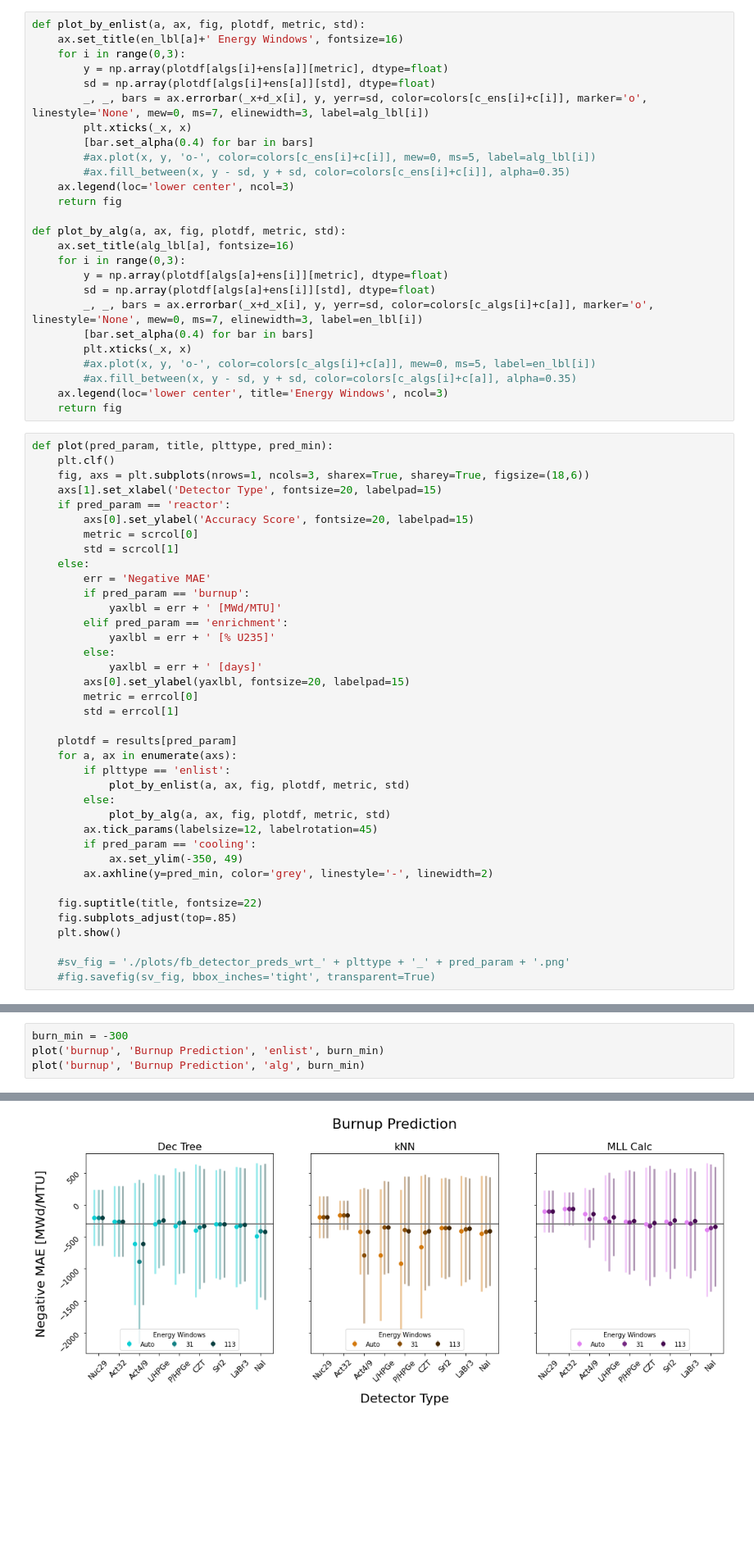
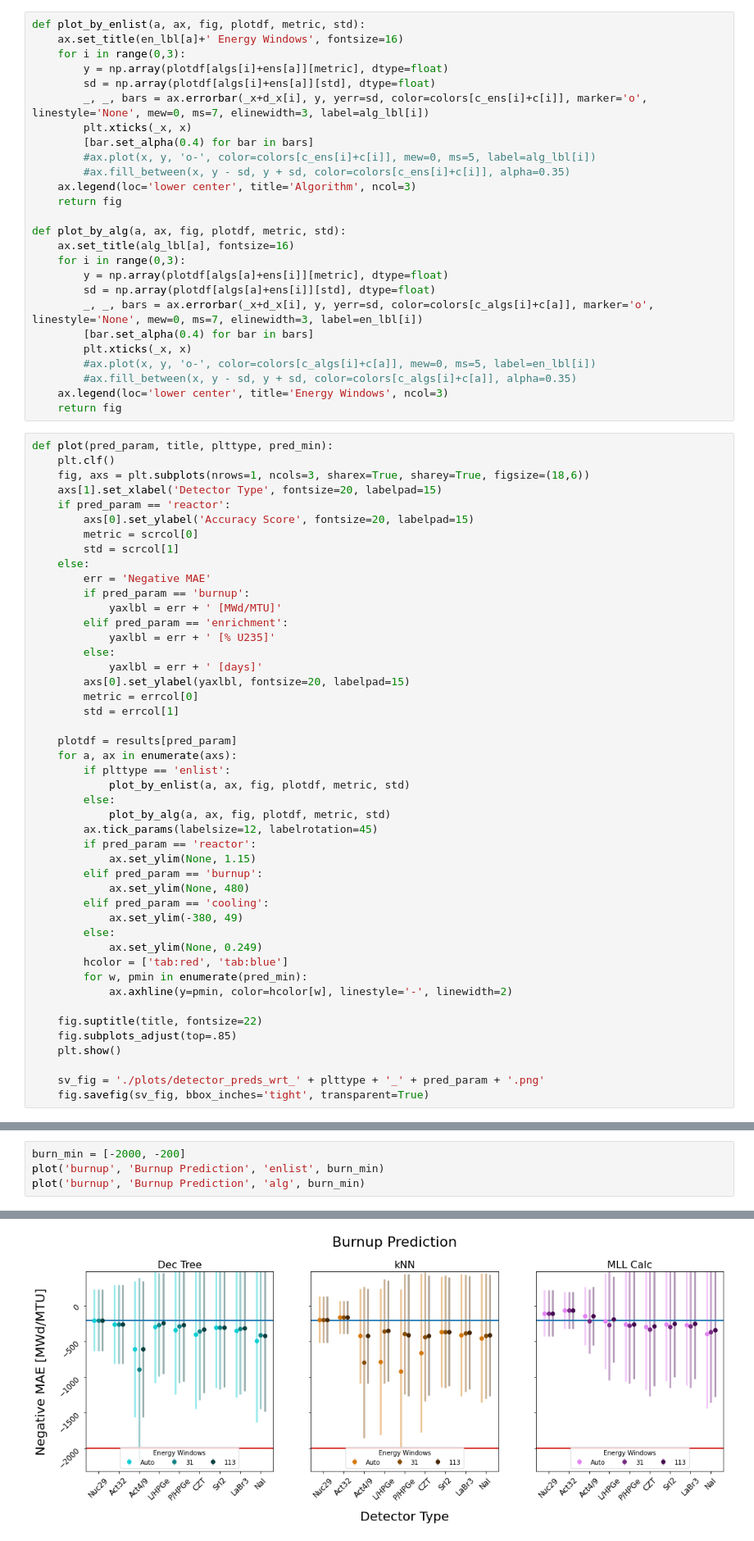
Before and after one commit to opotowsky/process_results, a Jupyter notebook: gamspec_mll_scikit_compare.ipynb, the cells around one changed output, grey strips where cells are left out. Shown at 82% size. Cells and saved outputs as stored; diff of their text form; blank space fills up the shorter version.

```diff
--- a/gamspec_mll_scikit_compare.ipynb
+++ b/gamspec_mll_scikit_compare.ipynb
@@ -107,7 +107,7 @@ def plot_by_enlist(a, ax, fig, plotdf, metric, std):
         [bar.set_alpha(0.4) for bar in bars]
         #ax.plot(x, y, 'o-', color=colors[c_ens[i]+c[i]], mew=0, ms=5, label=alg_lbl[i])
         #ax.fill_between(x, y - sd, y + sd, color=colors[c_ens[i]+c[i]], alpha=0.35)
-    ax.legend(loc='lower center', ncol=3)
+    ax.legend(loc='lower center', title='Algorithm', ncol=3)
     return fig
 
 def plot_by_alg(a, ax, fig, plotdf, metric, std):
@@ -150,14 +150,22 @@ def plot(pred_param, title, plttype, pred_min):
         else:
             plot_by_alg(a, ax, fig, plotdf, metric, std)
         ax.tick_params(labelsize=12, labelrotation=45)
-        if pred_param == 'cooling':
-            ax.set_ylim(-350, 49)
-        ax.axhline(y=pred_min, color='grey', linestyle='-', linewidth=2)
+        if pred_param == 'reactor':
+            ax.set_ylim(None, 1.15)
+        elif pred_param == 'burnup':
+            ax.set_ylim(None, 480)
+        elif pred_param == 'cooling':
+            ax.set_ylim(-380, 49)
+        else:
+            ax.set_ylim(None, 0.249)
+        hcolor = ['tab:red', 'tab:blue']
+        for w, pmin in enumerate(pred_min):
+            ax.axhline(y=pmin, color=hcolor[w], linestyle='-', linewidth=2)
 
     fig.suptitle(title, fontsize=22)
     fig.subplots_adjust(top=.85)
     plt.show()
 
-    #sv_fig = './plots/fb_detector_preds_wrt_' + plttype + '_' + pred_param + '.png'
-    #fig.savefig(sv_fig, bbox_inches='tight', transparent=True)
+    sv_fig = './plots/detector_preds_wrt_' + plttype + '_' + pred_param + '.png'
+    fig.savefig(sv_fig, bbox_inches='tight', transparent=True)
 # %%
@@ -173,5 +181,5 @@ plot('reactor', 'Reactor Type Prediction', 'alg', rxtr_min)
 # %%
-burn_min = -300
+burn_min = [-2000, -200]
 plot('burnup', 'Burnup Prediction', 'enlist', burn_min)
 plot('burnup', 'Burnup Prediction', 'alg', burn_min)
 # %% [output]
@@ -180,3 +188,3 @@ plot('burnup', 'Burnup Prediction', 'alg', burn_min)
 <Figure size 432x288 with 0 Axes>
-[figure, old version]
+[figure, new version]
 # %%
```
Also changed, not shown: parts of 4 cells of this notebook.
